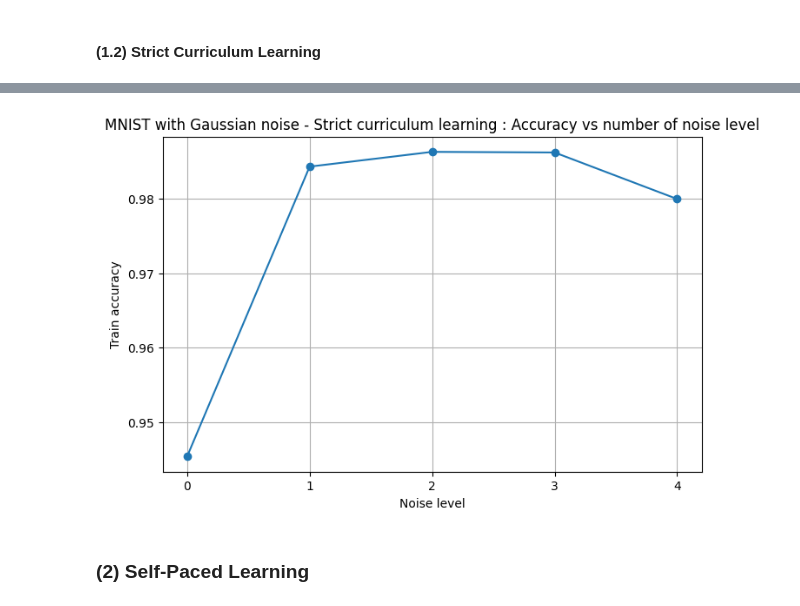
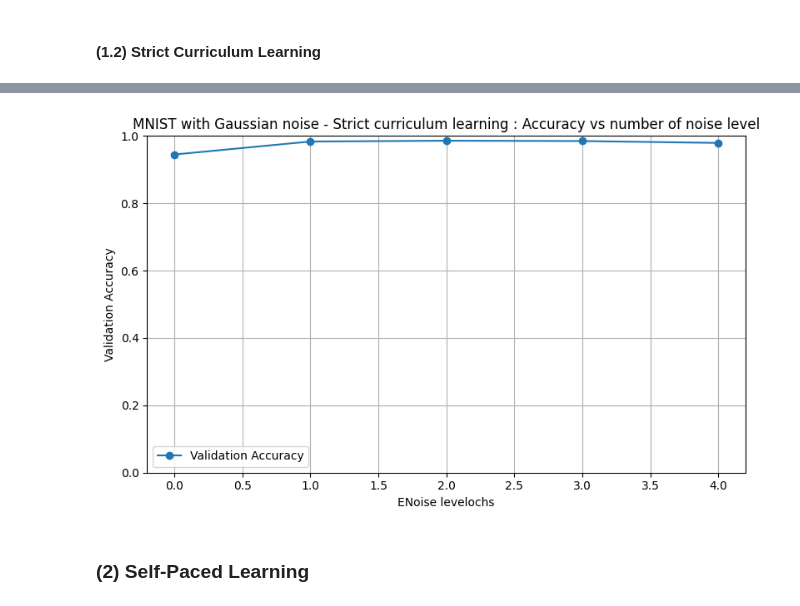
Before and after one commit to Reza-rgb/Opti4ML-TidyTeam, a Jupyter notebook: src/mnist_dataset.ipynb, the cells around one changed output, grey strips where cells are left out. Saved outputs shown, nothing was run; the diff lists cells and outputs as text; code cells hidden in the pictures.

Commit message:
multiple graphs

```diff
--- a/src/mnist_dataset.ipynb
+++ b/src/mnist_dataset.ipynb
@@ -930,9 +972,9 @@ plt.show()
 # %% [markdown]
 #### (1.2) Strict Curriculum Learning
 # %%
-stage_accs = []
-noise_levels = []
-num_examples = []
+stage_accs_MNIST_Gaussian_strict_curr_learn = []
+noise_levels_MNIST_Gaussian_strict_curr_learn = []
+num_examples_MNIST_Gaussian_strict_curr_learn = []
 
 device = torch.device("mps" if torch.backends.mps.is_available() else "cpu")
 model = SmallCNN().to(device)
@@ -969,11 +1011,26 @@ for stage in range(num_stages):
             total_correct += (outputs.argmax(1) == labels).sum().item()
 
         acc = total_correct / len(train_dataset)
+
+    # VALIDATION
+        model.eval()
+        val_correct = 0
+        val_total = 0
+        with torch.no_grad():
+            for images, labels in val_loader:
+                images, labels = images.to(device), labels.to(device)
+                outputs = model(images)
+                predicted = outputs.argmax(dim=1)
+                val_correct += (predicted == labels).sum().item()
+                val_total += labels.size(0)
+
+        val_accuracy = val_correct / val_total
+
         print(f"  Epoch {epoch+1}/{epochs_per_stage} - Loss: {total_loss/len(train_dataset):.4f}, Acc: {acc:.4f}")
 
-        stage_accs.append(acc)
-        noise_levels.append(stage)
-        num_examples.append(len(X_stage))
+        stage_accs_MNIST_Gaussian_strict_curr_learn.append(acc)
+        noise_levels_MNIST_Gaussian_strict_curr_learn.append(stage)
+        num_examples_MNIST_Gaussian_strict_curr_learn.append(len(X_stage))
 
 test_dataset = TensorDataset(X_test, y_test)
 test_loader = DataLoader(test_dataset, batch_size=batch_size)
@@ -1008,14 +1065,11 @@ Final Test Accuracy: 0.9847
 # %%
-plt.figure(figsize=(8,5))
-plt.plot(noise_levels, stage_accs, marker='o')
-plt.title("MNIST with Gaussian noise - Strict curriculum learning : Accuracy vs number of noise level")
-plt.xlabel("Noise level")
-plt.ylabel("Train accuracy")
-plt.xticks(noise_levels)
-plt.grid(True)
-plt.show()
+plot_validation_accuracy(
+    noise_levels_MNIST_Gaussian_strict_curr_learn,
+    stage_accs_MNIST_Gaussian_strict_curr_learn,
+    x_label="ENoise levelochs",
+    title="MNIST with Gaussian noise - Strict curriculum learning : Accuracy vs number of noise level")
 # %% [output]
-[figure, old version]
+[figure, new version]
 # %% [markdown]
 ### (2) Self-Paced Learning
 # %% [markdown]
```
Also changed, not shown: parts of 61 cells of this notebook.
